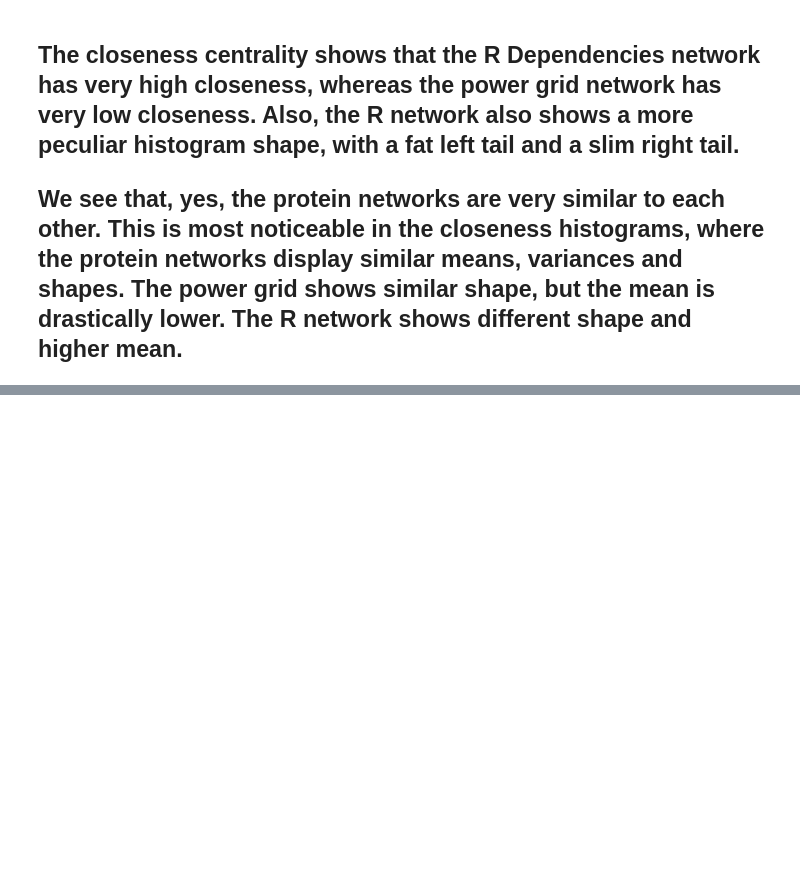
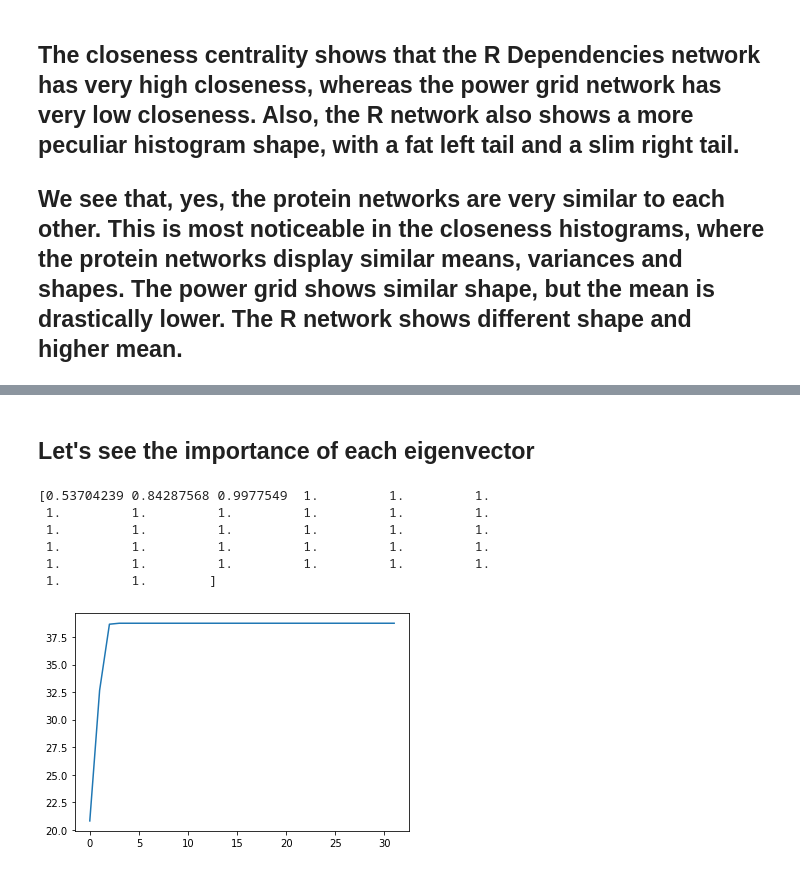
Before and after one commit to matheushjs/sandbox, a Jupyter notebook: complex_nets/lista2.ipynb, the cells around one changed output, grey strips where cells are left out. Drawn from its saved outputs; the diff is of its cells as text; code cells hidden in the pictures; blank space fills up the shorter version.

```diff
--- a/complex_nets/lista2.ipynb
+++ b/complex_nets/lista2.ipynb
@@ -333,7 +383,7 @@ humanG = nx.read_edgelist("maayan-vidal.txt")
 prot2004G = nx.read_edgelist("celegans-protein2004.txt")
 prot2007G = nx.read_edgelist("celegans-protein2007.txt")
 powerG = nx.read_edgelist("powergrid.txt")
-depsG  = nx.read_edgelist("output.csv")
+depsG  = nx.read_edgelist("dependencies.csv")
 
 allNames = ["Human Proteins", "Proteins 2004", "Proteins 2007", "Power Grid", "Dependencies"]
 allG = [humanG, prot2004G, prot2007G, powerG, depsG]
@@ -446,0 +569,6 @@ Progress: 4
+# %%
+# Normalize columns because some columns have too large values
+for col in range(matrix.shape[1]):
+    matrix[:,col] = (matrix[:,col] - matrix[:,col].mean()) / matrix[:,col].std()
+
+matrix
@@ -446,0 +593,4 @@ Progress: 4
+# %%
+matrix = matrix.transpose()
+cov = np.cov(matrix)
+cov
@@ -446,0 +611,25 @@ Progress: 4
+# %% [markdown]
+## Let's see the importance of each eigenvector
+# %%
+vals, vecs = np.linalg.eig(cov)
+# Take the magnitudes of each eigenvalue
+mags = np.sqrt(np.real(vals)**2 + np.imag(vals)**2)
+
+# Sort based on magnitude
+idx = np.argsort(mags)[::-1] # This inverts the sort
+mags = mags[idx]
+vals = vals[idx]
+vecs = vecs[:,idx]
+
+# Let us plot the importance of each eigenvalue
+aux = np.cumsum(mags)
+plt.plot(aux)
+print(aux / max(aux))
+# %% [output]
+[0.53704239 0.84287568 0.9977549  1.         1.         1.
+ 1.         1.         1.         1.         1.         1.
+ 1.         1.         1.         1.         1.         1.
+ 1.         1.         1.         1.         1.         1.
+ 1.         1.         1.         1.         1.         1.
+ 1.         1.        ]
+[figure, added]
```
Also changed, not shown: parts of 17 cells of this notebook.
